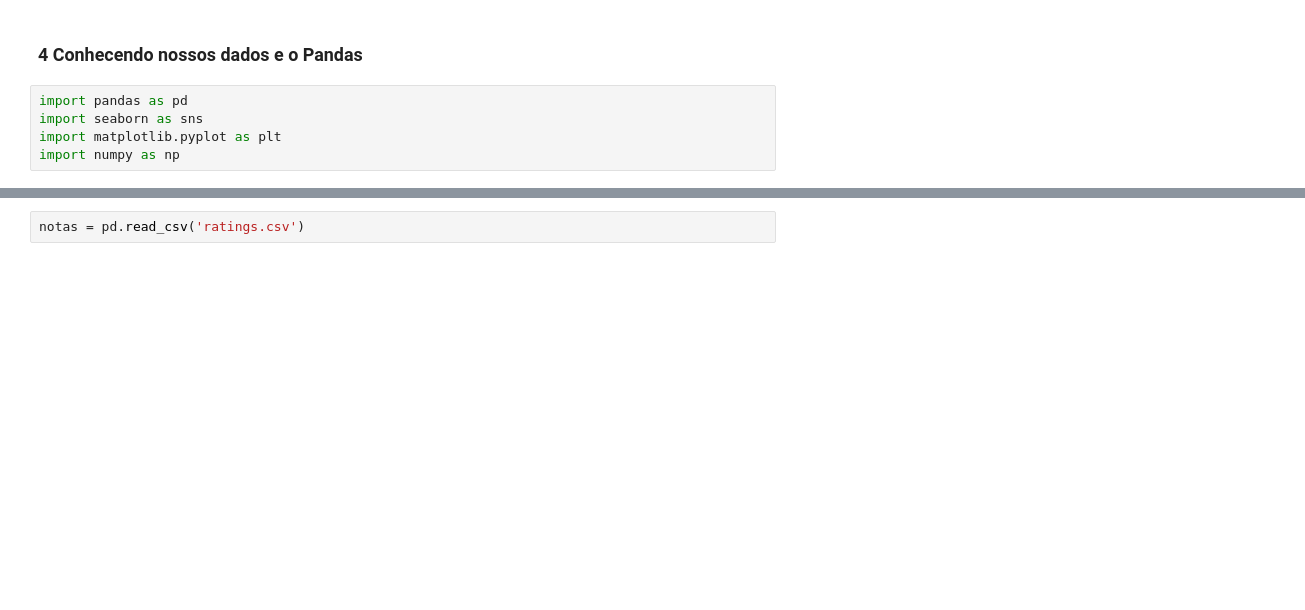
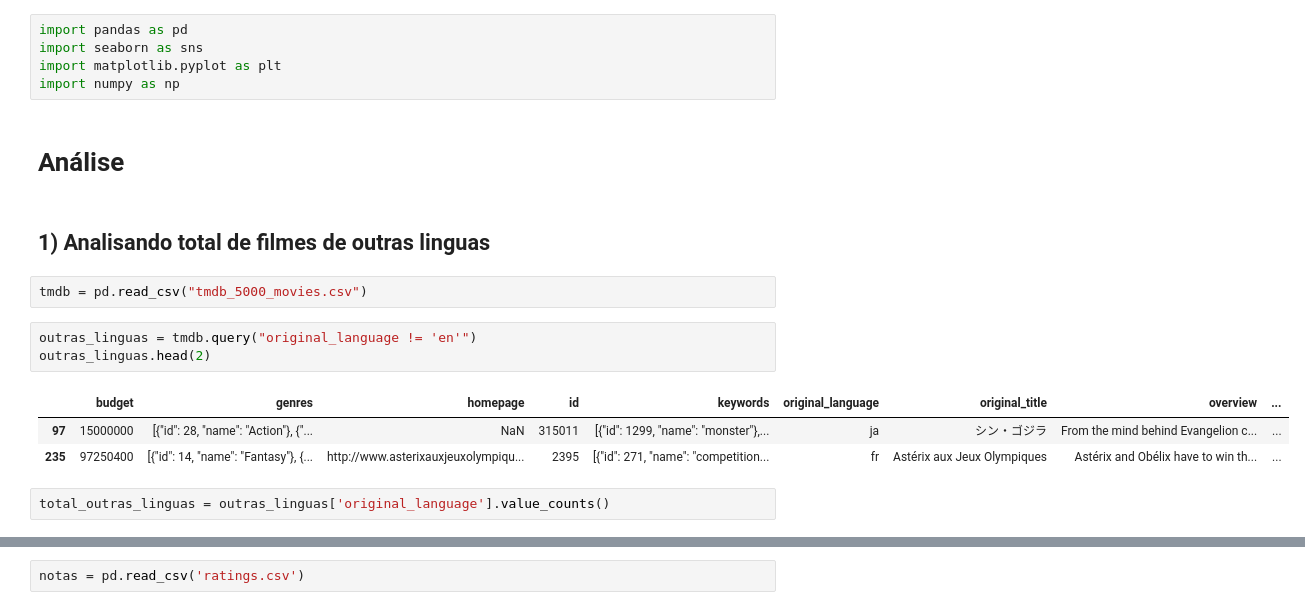
Before and after one commit to 1-aquila-1/data-science, a Jupyter notebook: 01-primeiros-passos/primeiros_passos.ipynb, the cells around one changed output, grey strips where cells are left out. Cells and saved outputs as stored; diff of their text form; blank space fills up the shorter version.

```diff
--- a/01-primeiros-passos/primeiros_passos.ipynb
+++ b/01-primeiros-passos/primeiros_passos.ipynb
@@ -3,7 +3,20 @@
-# %% [markdown]
-### 4 Conhecendo nossos dados e o Pandas
 # %%
 import pandas as pd
 import seaborn as sns
 import matplotlib.pyplot as plt
 import numpy as np
+# %% [markdown]
+# Análise
+# %% [markdown]
+## 1) Analisando total de filmes de outras linguas
+# %%
+tmdb = pd.read_csv("tmdb_5000_movies.csv")
+# %%
+outras_linguas = tmdb.query("original_language != 'en'")
+outras_linguas.head(2)
+# %% [output]
+|  | budget | genres | homepage | id | keywords | original_language | original_title | overview | ... |
+| 97 | 15000000 | [{"id": 28, "name": "Action"}, {"... | NaN | 315011 | [{"id": 1299, "name": "monster"},... | ja | シン・ゴジラ | From the mind behind Evangelion c... | ... |
+| 235 | 97250400 | [{"id": 14, "name": "Fantasy"}, {... | http://www.asterixauxjeuxolympiqu... | 2395 | [{"id": 271, "name": "competition... | fr | Astérix aux Jeux Olympiques | Astérix and Obélix have to win th... | ... |
+# %%
+total_outras_linguas = outras_linguas['original_language'].value_counts()
```
Also changed, not shown: parts of 7 cells of this notebook.
